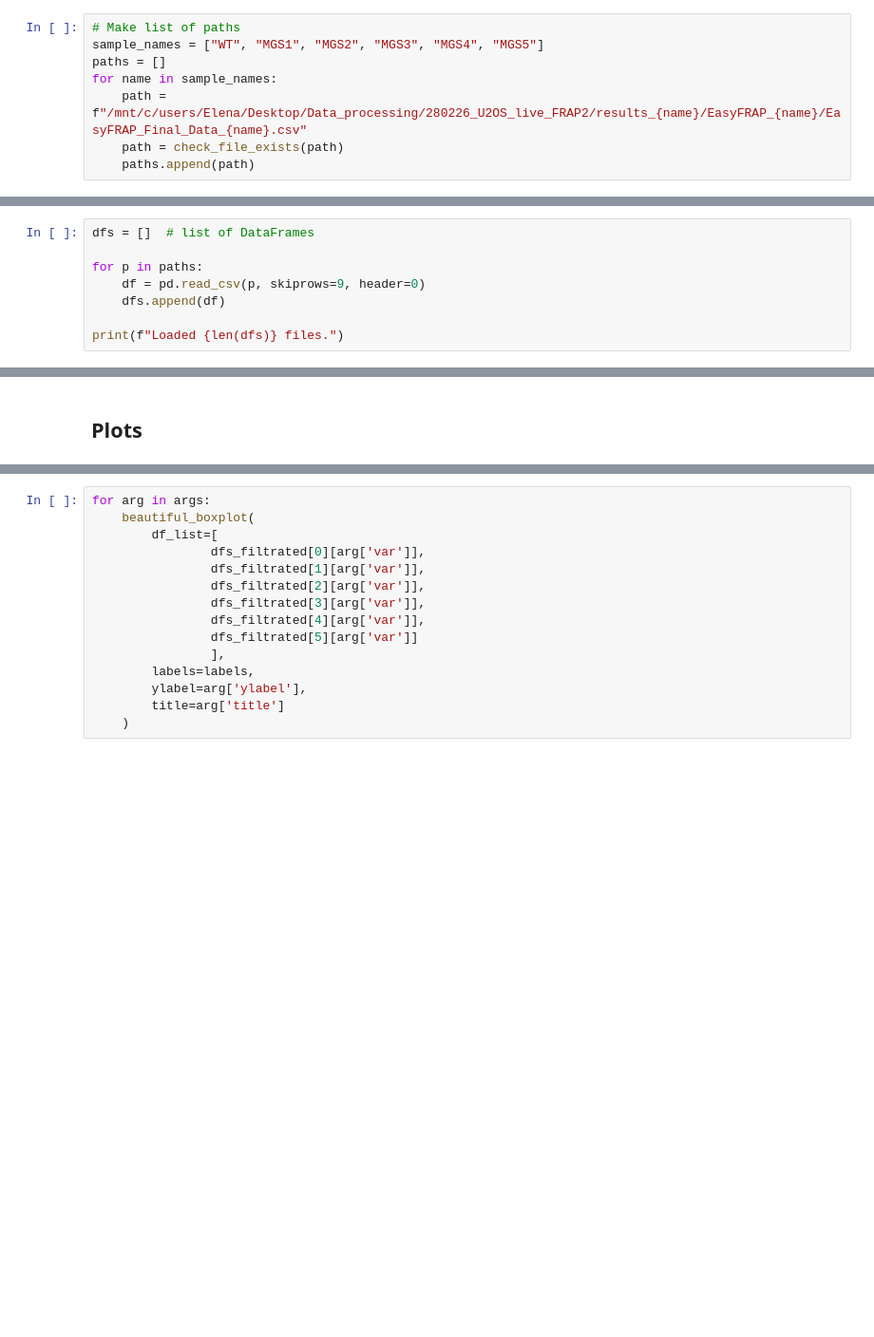
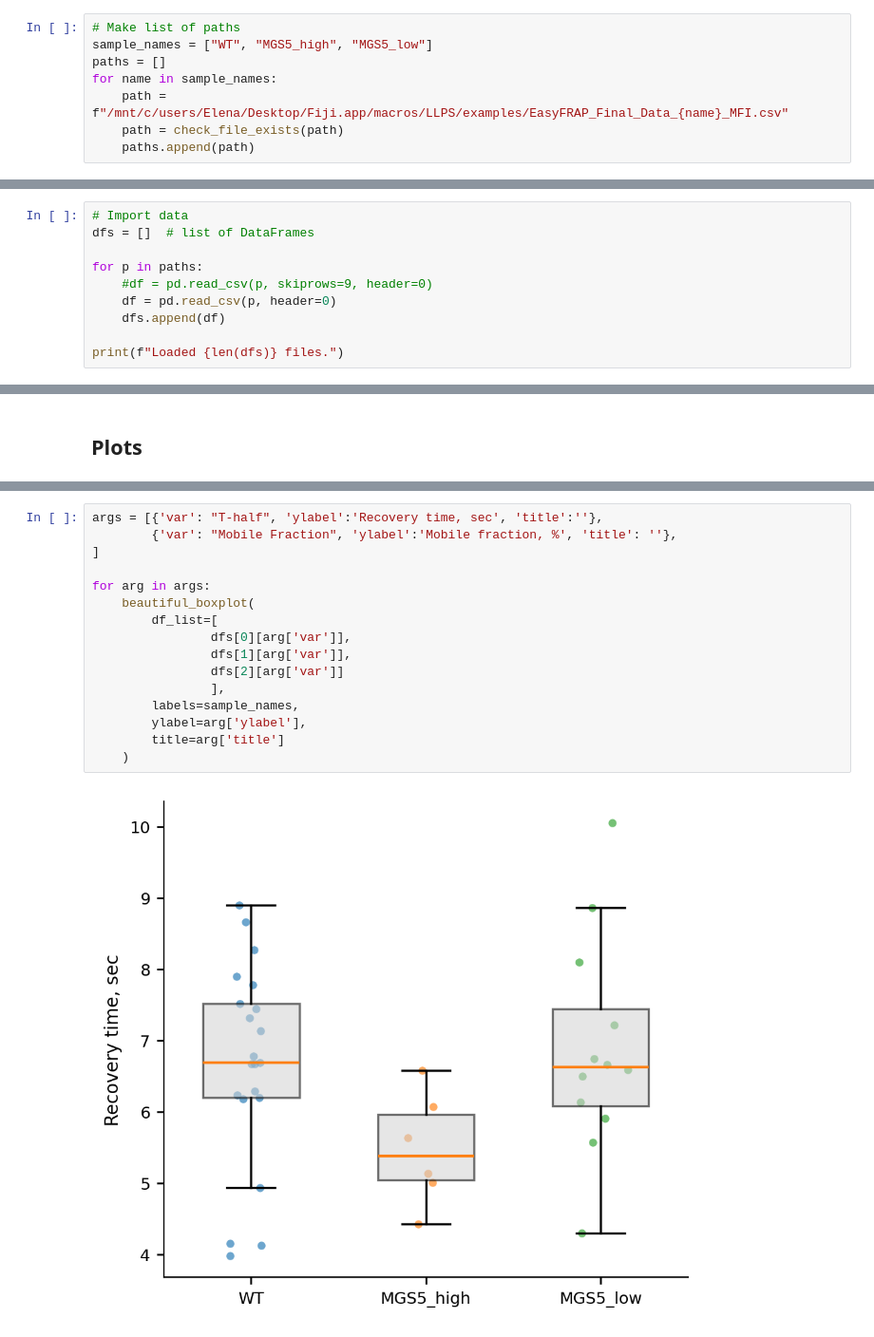
Before and after one commit to Lopatushka/LLPS, a Jupyter notebook: FRAP_graphs.ipynb, the cells around one changed output, grey strips where cells are left out. Shown at 95% size. Cells and saved outputs as stored; diff of their text form; blank space fills up the shorter version.

Commit message:
frap analysis of 2n populations

```diff
--- a/FRAP_graphs.ipynb
+++ b/FRAP_graphs.ipynb
@@ -337,9 +385,9 @@ beautiful_boxplot(
 ## Import data
 # %%
 # Make list of paths
-sample_names = ["WT", "MGS1", "MGS2", "MGS3", "MGS4", "MGS5"]
+sample_names = ["WT", "MGS5_high", "MGS5_low"]
 paths = []
 for name in sample_names:
-    path = f"/mnt/c/users/Elena/Desktop/Data_processing/280226_U2OS_live_FRAP2/results_{name}/EasyFRAP_{name}/EasyFRAP_Final_Data_{name}.csv"
+    path = f"/mnt/c/users/Elena/Desktop/Fiji.app/macros/LLPS/examples/EasyFRAP_Final_Data_{name}_MFI.csv"
     path = check_file_exists(path)
     paths.append(path)
@@ -348,8 +393,0 @@ FileNotFoundError: File does not exist: /mnt/c/users/Elena/Desktop/Data_processi
-# %%
-dfs = []  # list of DataFrames
-
-for p in paths:
-    df = pd.read_csv(p, skiprows=9, header=0)
-    dfs.append(df)
-
-print(f"Loaded {len(dfs)} files.")
@@ -355,0 +400,10 @@ print(f"Loaded {len(dfs)} files.")
+# %%
+# Import data
+dfs = []  # list of DataFrames
+
+for p in paths:
+    #df = pd.read_csv(p, skiprows=9, header=0)
+    df = pd.read_csv(p, header=0)
+    dfs.append(df)
+
+print(f"Loaded {len(dfs)} files.")
@@ -363,15 +414,18 @@ args = [{'var': "T-half", 'ylabel':'T-half, sec', 'title':''},
 # %%
+args = [{'var': "T-half", 'ylabel':'Recovery time, sec', 'title':''},
+        {'var': "Mobile Fraction", 'ylabel':'Mobile fraction, %', 'title': ''},
+]
+
 for arg in args:
     beautiful_boxplot(
         df_list=[
-                dfs_filtrated[0][arg['var']],
-                dfs_filtrated[1][arg['var']],
-                dfs_filtrated[2][arg['var']],
-                dfs_filtrated[3][arg['var']],
-                dfs_filtrated[4][arg['var']],
-                dfs_filtrated[5][arg['var']]
+                dfs[0][arg['var']],
+                dfs[1][arg['var']],
+                dfs[2][arg['var']]
                 ],
-        labels=labels,
+        labels=sample_names,
         ylabel=arg['ylabel'],
         title=arg['title']
     )
+# %% [output]
+[figure, added]
```
Also changed, not shown: parts of 17 cells of this notebook.
